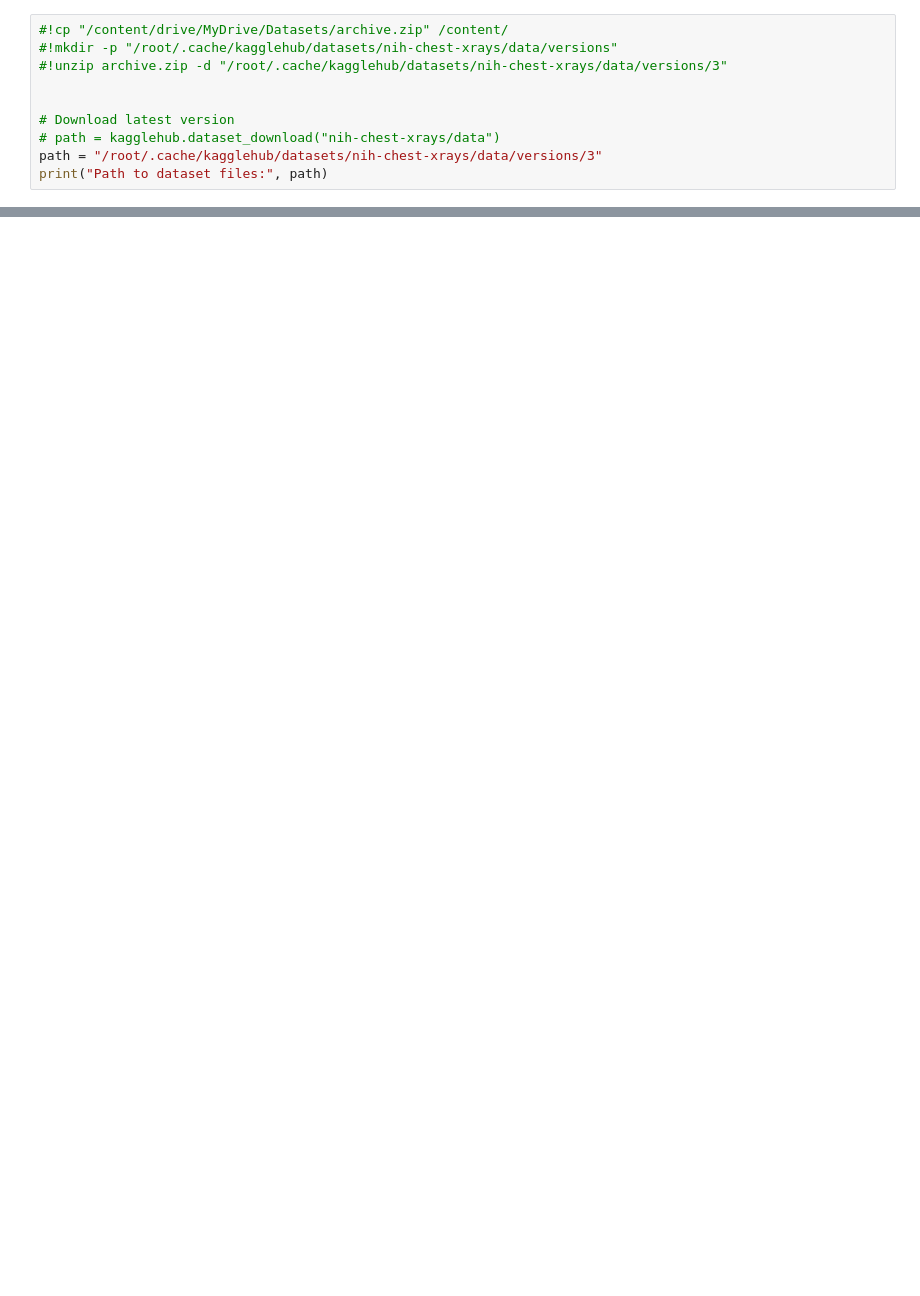
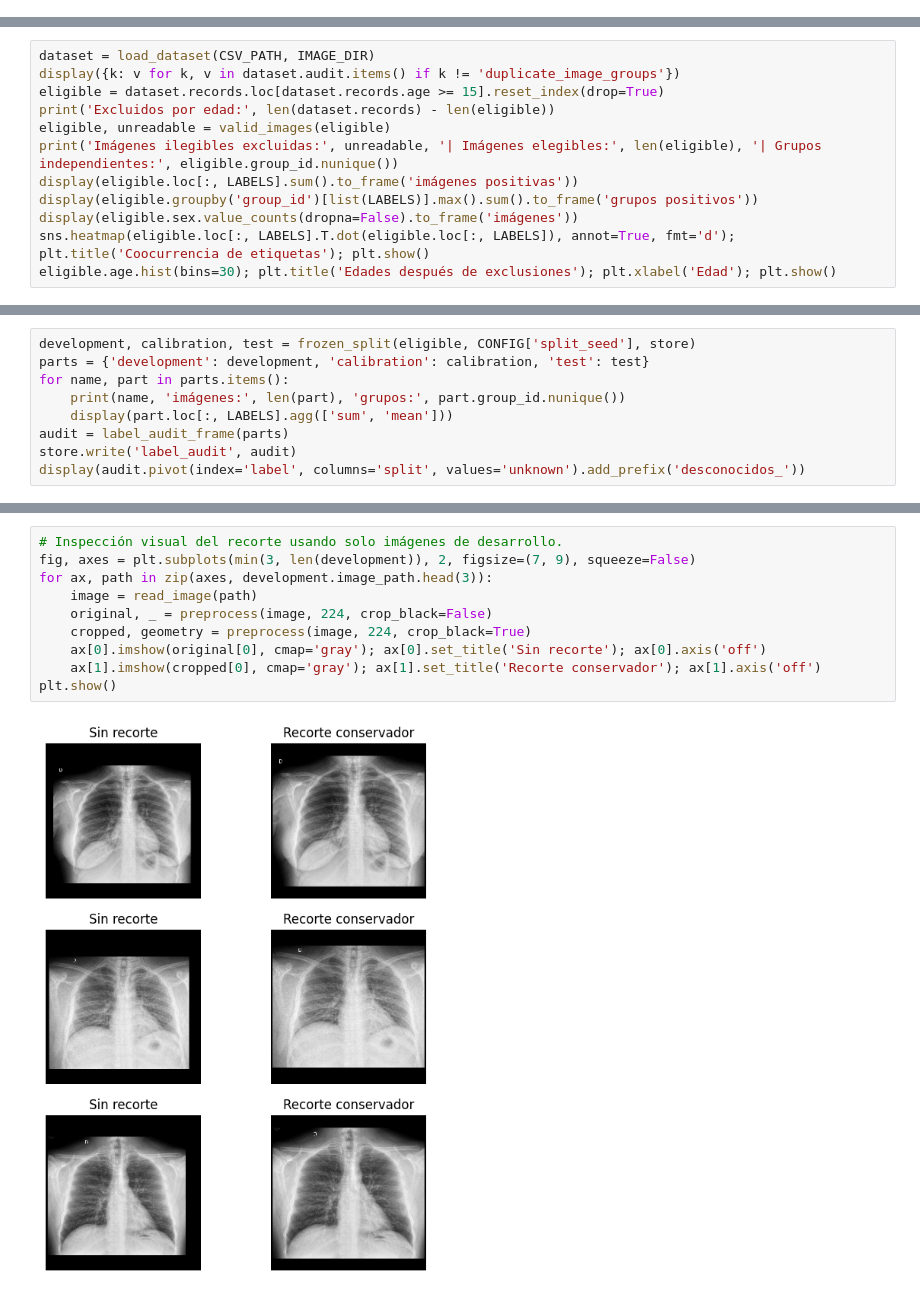
Before and after one commit to YuutoG/cde115-ml2026-proyecto, a Jupyter notebook: notebook.ipynb, the cells around one changed output, grey strips where cells are left out. Drawn from its saved outputs; the diff is of its cells as text; blank space fills up the shorter version.

```diff
--- a/notebook.ipynb
+++ b/notebook.ipynb
@@ -15,10 +0,0 @@ from google.colab import drive
-# %%
-#!cp "/content/drive/MyDrive/Datasets/archive.zip" /content/
-#!mkdir -p "/root/.cache/kagglehub/datasets/nih-chest-xrays/data/versions"
-#!unzip archive.zip -d "/root/.cache/kagglehub/datasets/nih-chest-xrays/data/versions/3"
-
-
-# Download latest version
-# path = kagglehub.dataset_download("nih-chest-xrays/data")
-path = "/root/.cache/kagglehub/datasets/nih-chest-xrays/data/versions/3"
-print("Path to dataset files:", path)
@@ -1823,0 +153,12 @@ Drive already mounted at /content/drive; to attempt to forcibly remount, call dr
+# %%
+dataset = load_dataset(CSV_PATH, IMAGE_DIR)
+display({k: v for k, v in dataset.audit.items() if k != 'duplicate_image_groups'})
+eligible = dataset.records.loc[dataset.records.age >= 15].reset_index(drop=True)
+print('Excluidos por edad:', len(dataset.records) - len(eligible))
+eligible, unreadable = valid_images(eligible)
+print('Imágenes ilegibles excluidas:', unreadable, '| Imágenes elegibles:', len(eligible), '| Grupos independientes:', eligible.group_id.nunique())
+display(eligible.loc[:, LABELS].sum().to_frame('imágenes positivas'))
+display(eligible.groupby('group_id')[list(LABELS)].max().sum().to_frame('grupos positivos'))
+display(eligible.sex.value_counts(dropna=False).to_frame('imágenes'))
+sns.heatmap(eligible.loc[:, LABELS].T.dot(eligible.loc[:, LABELS]), annot=True, fmt='d'); plt.title('Coocurrencia de etiquetas'); plt.show()
+eligible.age.hist(bins=30); plt.title('Edades después de exclusiones'); plt.xlabel('Edad'); plt.show()
@@ -1823,0 +203,9 @@ Drive already mounted at /content/drive; to attempt to forcibly remount, call dr
+# %%
+development, calibration, test = frozen_split(eligible, CONFIG['split_seed'], store)
+parts = {'development': development, 'calibration': calibration, 'test': test}
+for name, part in parts.items():
+    print(name, 'imágenes:', len(part), 'grupos:', part.group_id.nunique())
+    display(part.loc[:, LABELS].agg(['sum', 'mean']))
+audit = label_audit_frame(parts)
+store.write('label_audit', audit)
+display(audit.pivot(index='label', columns='split', values='unknown').add_prefix('desconocidos_'))
@@ -1823,0 +240,12 @@ Drive already mounted at /content/drive; to attempt to forcibly remount, call dr
+# %%
+# Inspección visual del recorte usando solo imágenes de desarrollo.
+fig, axes = plt.subplots(min(3, len(development)), 2, figsize=(7, 9), squeeze=False)
+for ax, path in zip(axes, development.image_path.head(3)):
+    image = read_image(path)
+    original, _ = preprocess(image, 224, crop_black=False)
+    cropped, geometry = preprocess(image, 224, crop_black=True)
+    ax[0].imshow(original[0], cmap='gray'); ax[0].set_title('Sin recorte'); ax[0].axis('off')
+    ax[1].imshow(cropped[0], cmap='gray'); ax[1].set_title('Recorte conservador'); ax[1].axis('off')
+plt.show()
+# %% [output]
+[figure, added]
```
Also changed, not shown: parts of 61 cells of this notebook, 13 other files.
